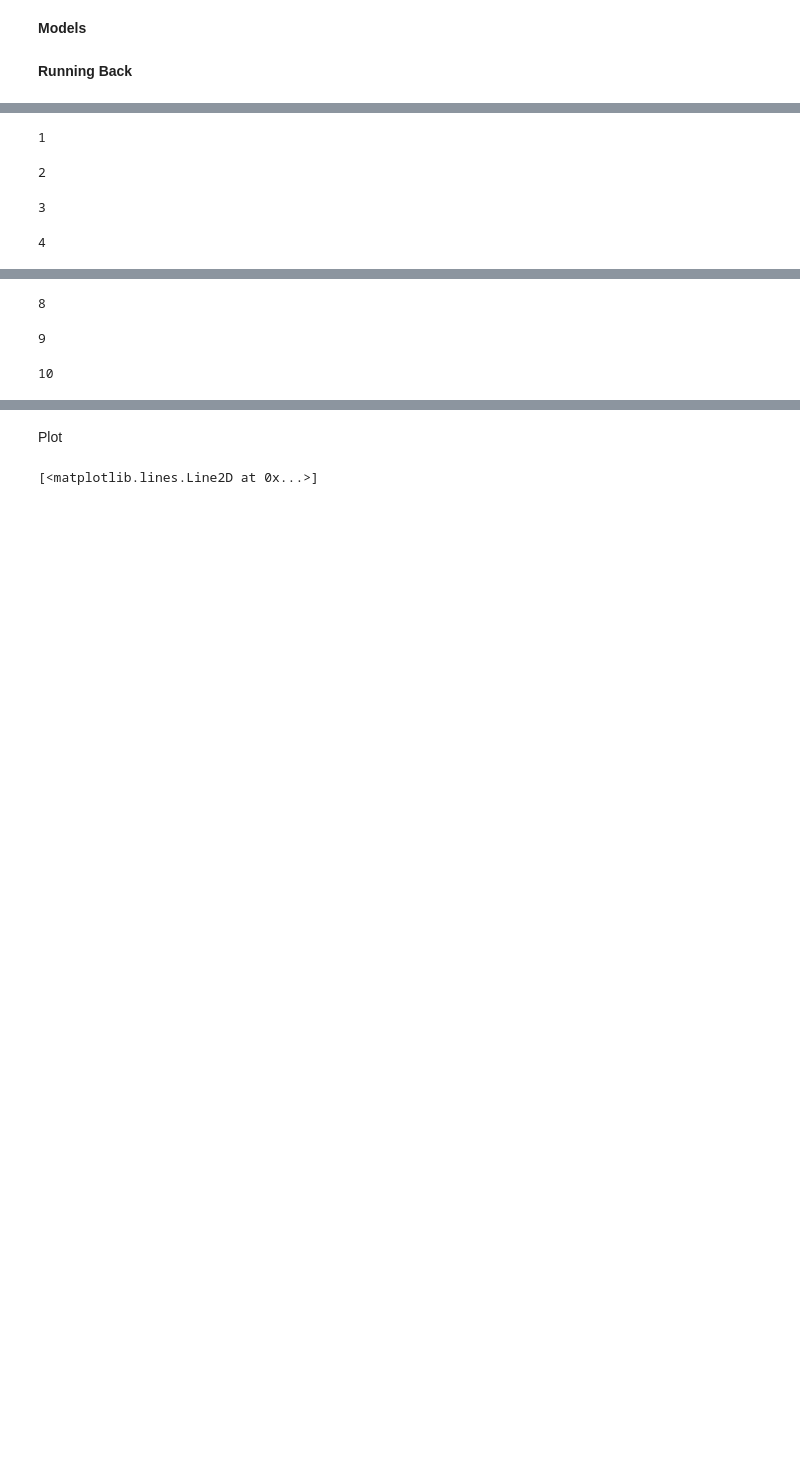
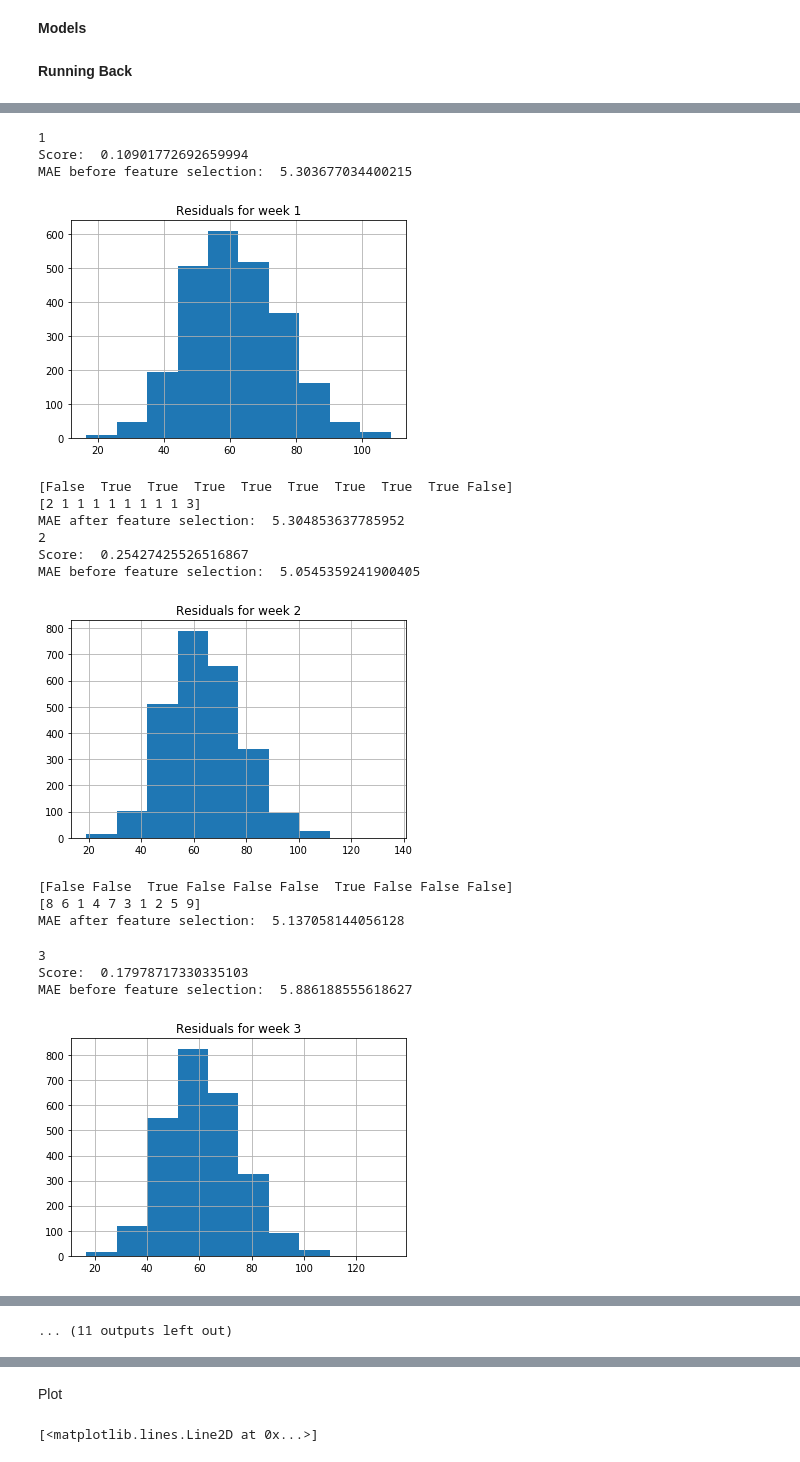
Before and after one commit to nkvarberg/Football-Prediction, a Jupyter notebook: RB Models.ipynb, the cells around one changed output, grey strips where cells are left out. Saved outputs shown, nothing was run; the diff lists cells and outputs as text; code cells hidden in the pictures; blank space fills up the shorter version.

```diff
--- a/RB Models.ipynb
+++ b/RB Models.ipynb
@@ -70,6 +71,7 @@ print(maes)
 from sklearn.preprocessing import StandardScaler
 from sklearn.linear_model import LinearRegression
 from sklearn.ensemble import RandomForestRegressor
+from sklearn.feature_selection import RFE, RFECV
 
 # Training on the 2017 season
 MSEarma = []
@@ -80,6 +82,8 @@ MSErf = []
 MAErf = []
 MSEbase = []
 MAEbase = []
+
+MAElrA = []
 
 for w in range(1,11):
     print(w)
@@ -114,33 +118,70 @@ for w in range(1,11):
     preds = []
     for i in resp.index:
         if type(X.loc[i]['fpts']) != np.float64:
             past_fpts = X.loc[i]['fpts'].values
             model = ARMA(past_fpts, (0,1))
             model_fit = model.fit(disp=0)
             preds.append(model_fit.forecast()[0][0])
         else:
             resp.drop([i],inplace=True)
     MAEarma.append(mean_absolute_error(resp, preds))
     MSEarma.append(mean_squared_error(resp, preds))
     '''
 
     # linear regression
     XtrainS = StandardScaler().fit_transform(X_train)
     XtestS = StandardScaler().fit_transform(X_test)
+    XtrainT = XtrainS.copy()
+    XtestT = XtestS.copy()
     lr = LinearRegression()
     lr.fit(XtrainS, y_train)
+    print('Score: ',lr.score(XtestS, y_test))
     preds = lr.predict(XtestS)
     MAElr.append(mean_absolute_error(y_test, preds))
     MSElr.append(mean_squared_error(y_test, preds))
+    print('MAE before feature selection: ',mean_absolute_error(y_test, preds))
+
+    yhat = lr.predict(X_train)
+    residuals = yhat - y_train
+    plt.figure()
+    plt.hist(residuals.values)
+    plt.title('Residuals for week '+str(w))
+    plt.grid()
+    plt.show()
+
+
+    selector = RFECV(lr, step=1, cv=10)
+    selector = selector.fit(XtrainT, y_train)
+    print(selector.support_)
+    print(selector.ranking_)
+    X_new = selector.transform(XtrainT)
+    lr.fit(X_new,y_train)
+    preds = lr.predict(selector.transform(XtestT))
+    print('MAE after feature selection: ',mean_absolute_error(y_test, preds))
+    MAElrA.append(mean_absolute_error(y_test, preds))
 
     # random forest
     rf = RandomForestRegressor(n_estimators = 350)
     rf.fit(XtrainS, y_train)
     preds = rf.predict(XtestS)
     MAErf.append(mean_absolute_error(y_test, preds))
     MSErf.append(mean_squared_error(y_test, preds))
 # %% [output]
 1
+Score:  0.10901772692659994
+MAE before feature selection:  5.303677034400215
+[figure, added]
+[False  True  True  True  True  True  True  True  True False]
+[2 1 1 1 1 1 1 1 1 3]
+MAE after feature selection:  5.304853637785952
 2
+Score:  0.25427425526516867
+MAE before feature selection:  5.0545359241900405
+[figure, added]
-3
+[False False  True False False False  True False False False]
+[8 6 1 4 7 3 1 2 5 9]
+MAE after feature selection:  5.137058144056128
-4
+3
+Score:  0.17978717330335103
+MAE before feature selection:  5.886188555618627
+[figure, added]
@@ -150,3 +208 @@ for w in range(1,11):
-8
+... (11 outputs left out)
-9
-10
```
Also changed, not shown: parts of 7 cells of this notebook.
